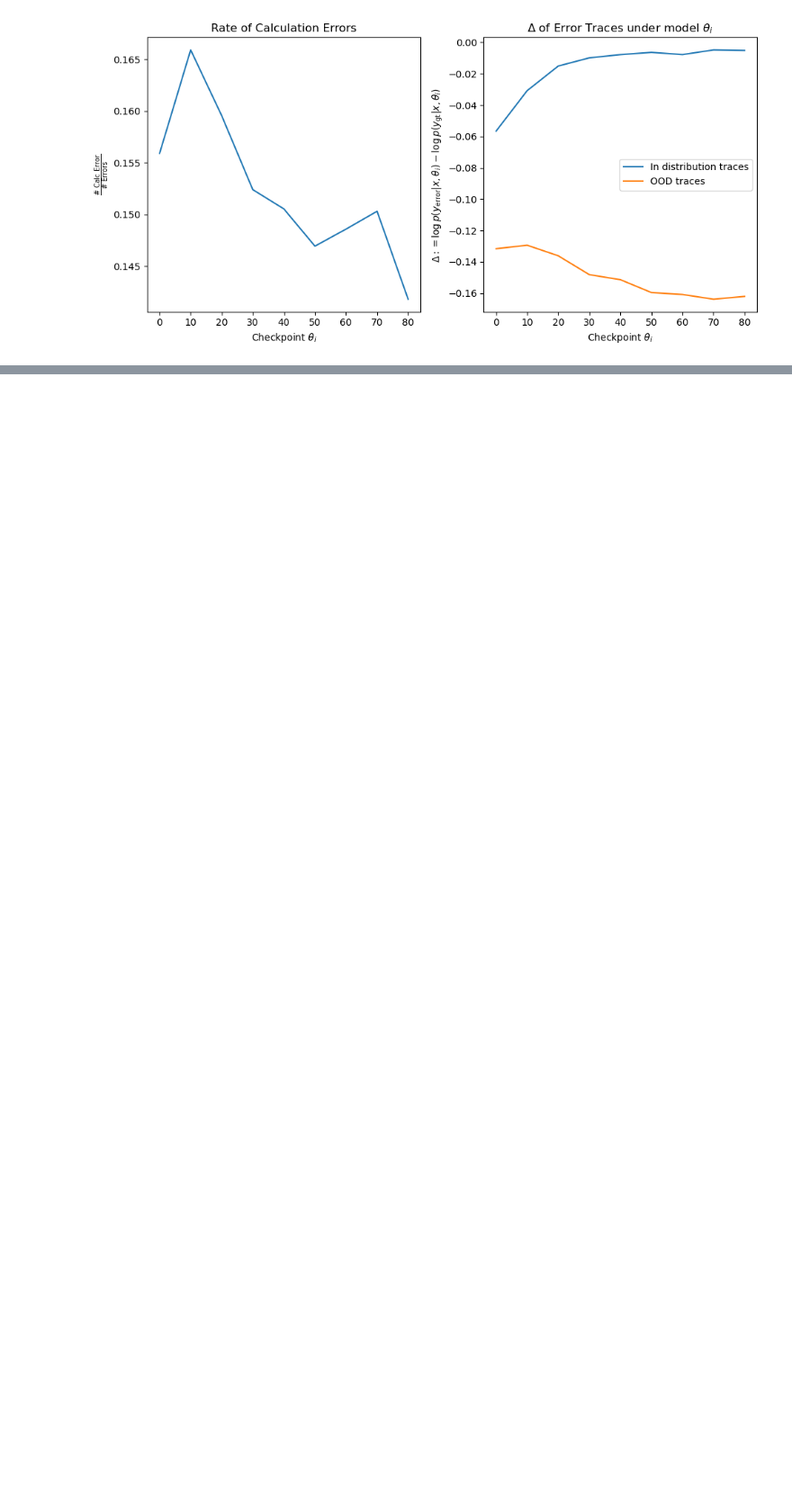
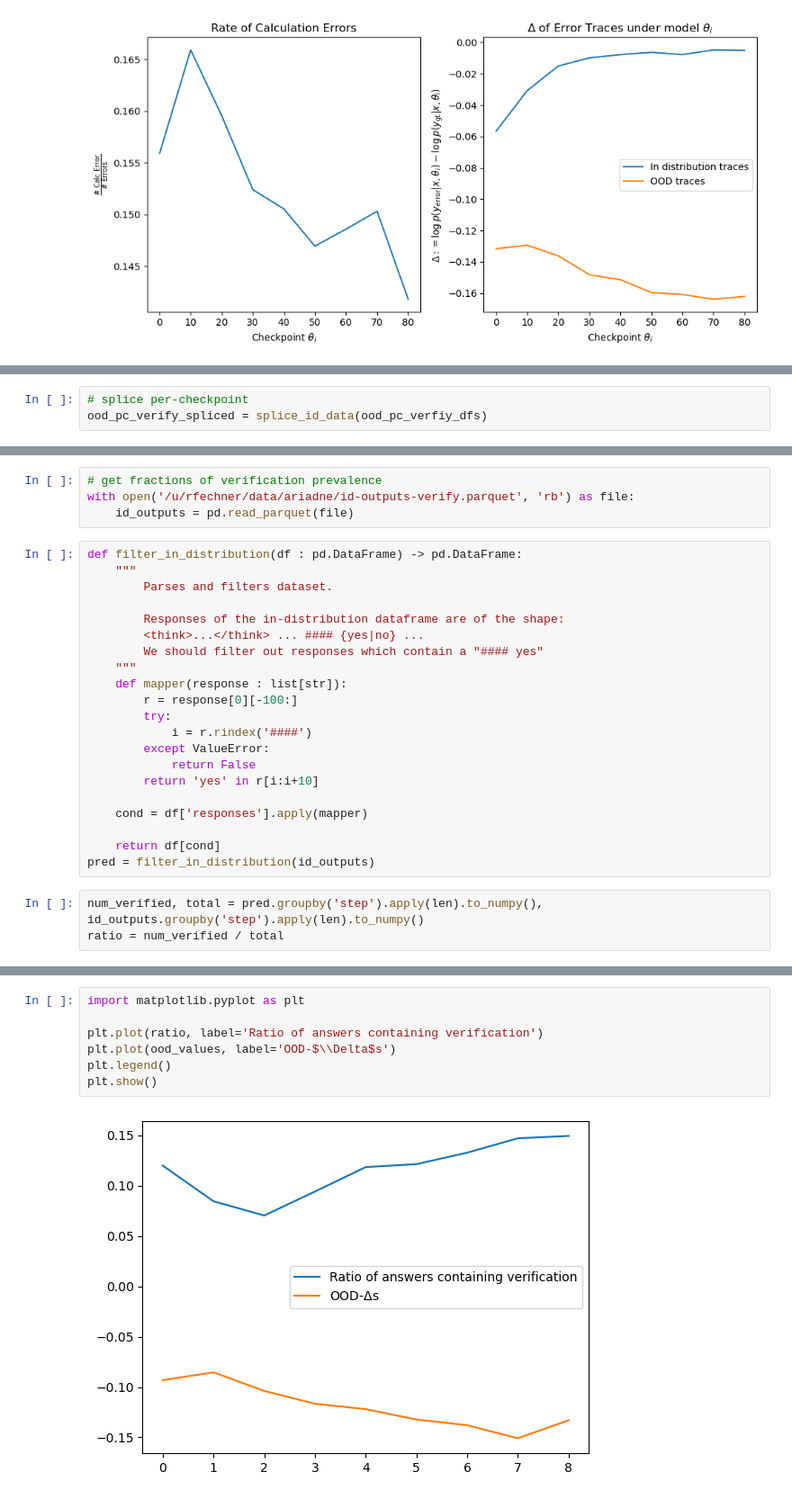
Before and after one commit to rfechner/verl, a Jupyter notebook: workspace/plots/exp12_ariadne_viz.ipynb, the cells around one changed output, grey strips where cells are left out. Shown at 90% size. Drawn from its saved outputs; the diff is of its cells as text; blank space fills up the shorter version.

```diff
--- a/workspace/plots/exp12_ariadne_viz.ipynb
+++ b/workspace/plots/exp12_ariadne_viz.ipynb
@@ -232,0 +237,3 @@ plt.show()
+# %%
+# splice per-checkpoint
+ood_pc_verify_spliced = splice_id_data(ood_pc_verfiy_dfs)
@@ -232,0 +283,28 @@ plt.show()
+# %%
+# get fractions of verification prevalence
+with open('/u/rfechner/data/ariadne/id-outputs-verify.parquet', 'rb') as file:
+    id_outputs = pd.read_parquet(file)
+# %%
+def filter_in_distribution(df : pd.DataFrame) -> pd.DataFrame:
+    """
+        Parses and filters dataset.
+
+        Responses of the in-distribution dataframe are of the shape:
+        <think>...</think> ... #### {yes|no} ...
+        We should filter out responses which contain a "#### yes"
+    """
+    def mapper(response : list[str]):
+        r = response[0][-100:]
+        try:
+            i = r.rindex('####')
+        except ValueError:
+            return False
+        return 'yes' in r[i:i+10]
+
+    cond = df['responses'].apply(mapper)
+
+    return df[cond]
+pred = filter_in_distribution(id_outputs)
+# %%
+num_verified, total = pred.groupby('step').apply(len).to_numpy(), id_outputs.groupby('step').apply(len).to_numpy()
+ratio = num_verified / total
@@ -232,0 +316,9 @@ plt.show()
+# %%
+import matplotlib.pyplot as plt
+
+plt.plot(ratio, label='Ratio of answers containing verification')
+plt.plot(ood_values, label='OOD-$\\Delta$s')
+plt.legend()
+plt.show()
+# %% [output]
+[figure, added]
```
Also changed, not shown: parts of 8 cells of this notebook, 4 other files.
